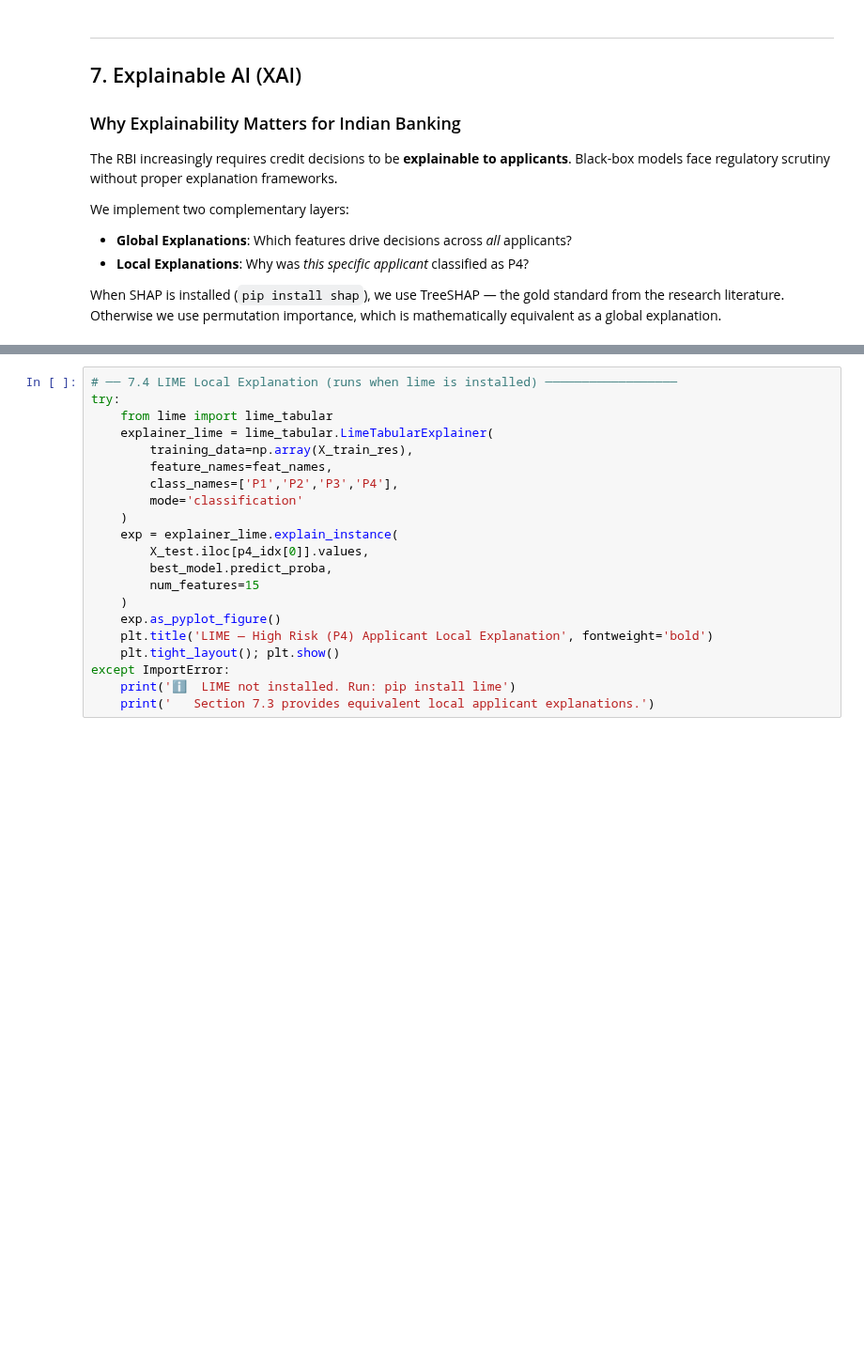
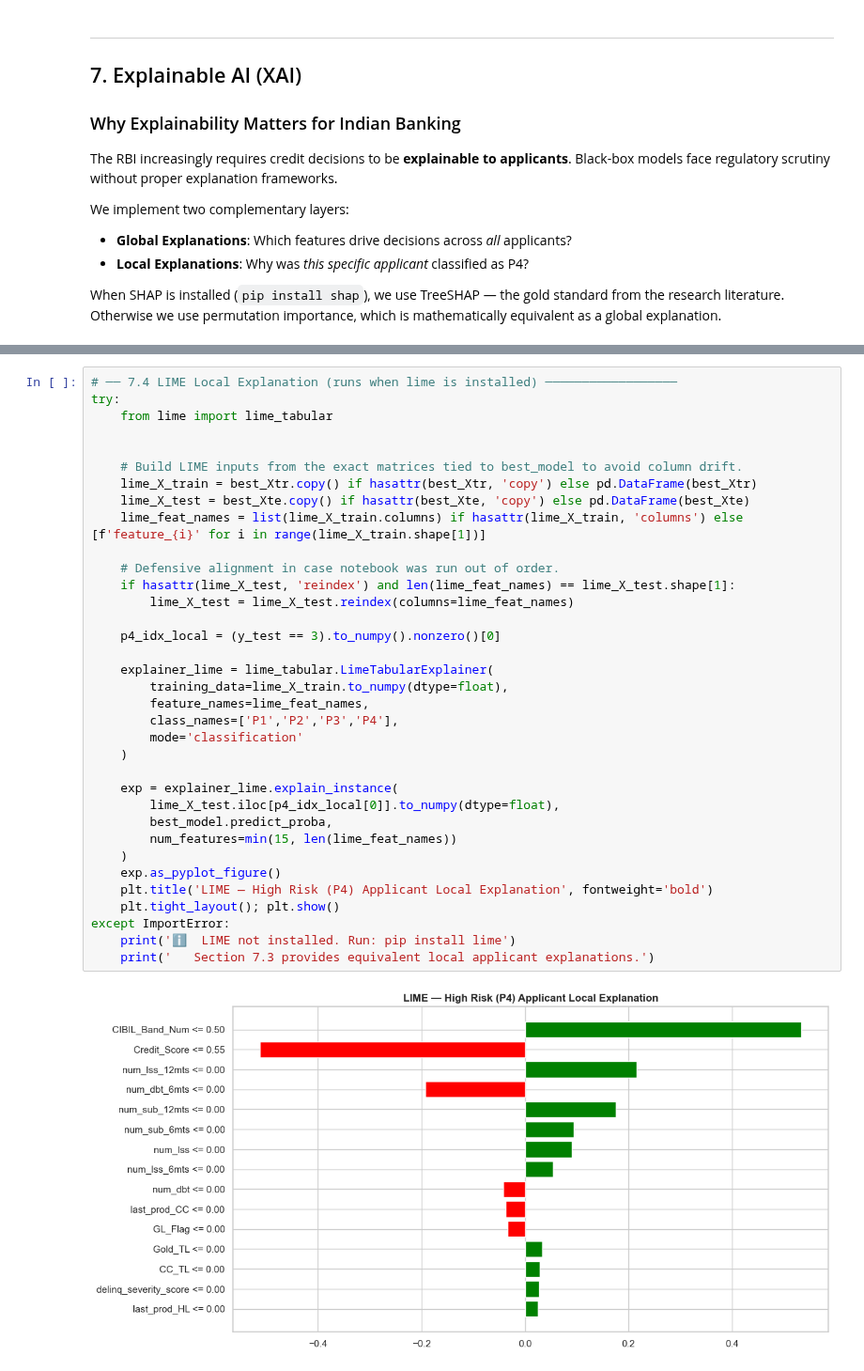
Before and after one commit to roshanx0/indian-credit-risk-xai, a Jupyter notebook: indian_credit_risk.ipynb, the cells around one changed output, grey strips where cells are left out. Shown at 94% size. Cells and saved outputs as stored; diff of their text form; blank space fills up the shorter version.

```diff
--- a/indian_credit_risk.ipynb
+++ b/indian_credit_risk.ipynb
@@ -654,21 +1129,37 @@ explain_applicant(p1_idx[0], X_test, y_test, best_model, feat_names)
 # %%
 # ── 7.4 LIME Local Explanation (runs when lime is installed) ──────────────────
 try:
     from lime import lime_tabular
+
+
+    # Build LIME inputs from the exact matrices tied to best_model to avoid column drift.
+    lime_X_train = best_Xtr.copy() if hasattr(best_Xtr, 'copy') else pd.DataFrame(best_Xtr)
+    lime_X_test = best_Xte.copy() if hasattr(best_Xte, 'copy') else pd.DataFrame(best_Xte)
+    lime_feat_names = list(lime_X_train.columns) if hasattr(lime_X_train, 'columns') else [f'feature_{i}' for i in range(lime_X_train.shape[1])]
+
+    # Defensive alignment in case notebook was run out of order.
+    if hasattr(lime_X_test, 'reindex') and len(lime_feat_names) == lime_X_test.shape[1]:
+        lime_X_test = lime_X_test.reindex(columns=lime_feat_names)
+
+    p4_idx_local = (y_test == 3).to_numpy().nonzero()[0]
+
     explainer_lime = lime_tabular.LimeTabularExplainer(
-        training_data=np.array(X_train_res),
-        feature_names=feat_names,
+        training_data=lime_X_train.to_numpy(dtype=float),
+        feature_names=lime_feat_names,
         class_names=['P1','P2','P3','P4'],
         mode='classification'
     )
+
     exp = explainer_lime.explain_instance(
-        X_test.iloc[p4_idx[0]].values,
+        lime_X_test.iloc[p4_idx_local[0]].to_numpy(dtype=float),
         best_model.predict_proba,
-        num_features=15
+        num_features=min(15, len(lime_feat_names))
     )
     exp.as_pyplot_figure()
     plt.title('LIME — High Risk (P4) Applicant Local Explanation', fontweight='bold')
     plt.tight_layout(); plt.show()
 except ImportError:
     print('ℹ️  LIME not installed. Run: pip install lime')
     print('   Section 7.3 provides equivalent local applicant explanations.')
+# %% [output]
+[figure, added]
```
Also changed, not shown: parts of 43 cells of this notebook, 3 other files.
